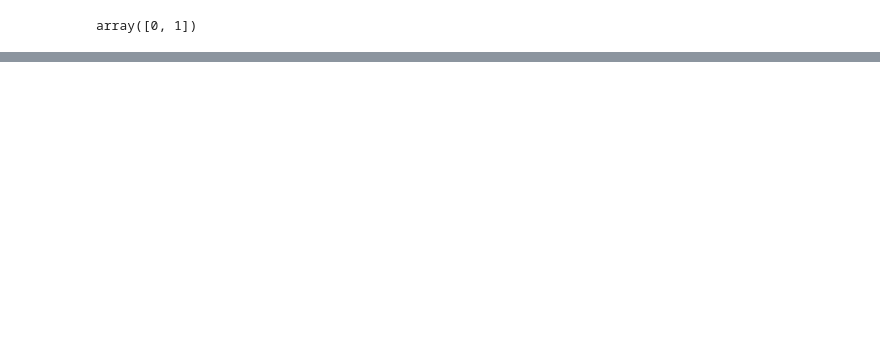
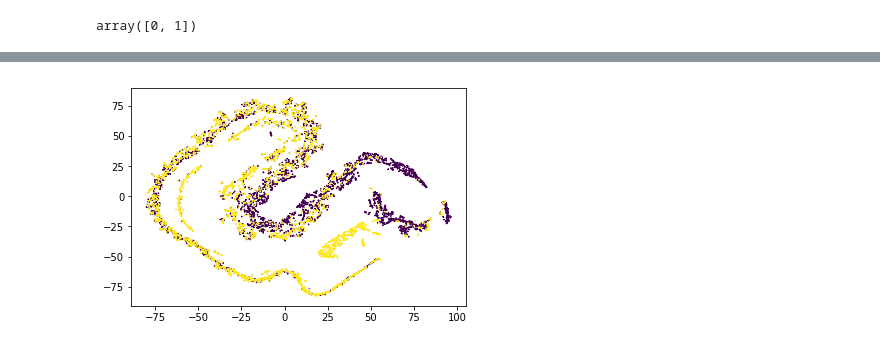
Before and after one commit to BonsaiNet/McNeuron, a Jupyter notebook: classification.ipynb, the cells around one changed output, grey strips where cells are left out. Drawn from its saved outputs; the diff is of its cells as text; code cells hidden in the pictures; blank space fills up the shorter version.

Commit message:
added TSNE

```diff
--- a/classification.ipynb
+++ b/classification.ipynb
@@ -121 +130,7 @@ test = np.concatenate((testP,testI))
 y = np.concatenate(([0] * size,[1] * size))
+# %%
+def subsetData(arr):
+    x = [0] * size
+    for i in range(0,size) :
+        x[i] = arr[i][:22]
+    return x
@@ -121,0 +151,23 @@ y = np.concatenate(([0] * size,[1] * size))
+# %%
+for q in range(0,22) :
+    a = subsetData(trainO,q)
+    b = subsetData(trainP,q)
+    c = subsetData(testO,q)
+    d = subsetData(testP,q)
+
+    train = np.expand_dims(np.concatenate((a,b)),axis=1)
+    test = np.expand_dims(np.concatenate((c,d)),axis=1)
+
+    y = np.concatenate(([0] * size,[1] * size))
+    clf = BaggingClassifier(RandomForestClassifier())
+    clf.fit(train,y)
+    z = clf.predict(test)
+
+    sum = 0
+    parts = 2
+    for i in range (0,parts) :
+        for j in range (0,size) :
+            if z[j + size*i] == i :
+                sum += 1
+    accuracy = sum / len(z)
+    print(accuracy , q)
@@ -134,11 +204,12 @@ from sklearn.naive_bayes import GaussianNB
 # %%
 #clf = svm.SVC()
-clf = RandomForestClassifier()
+#clf = RandomForestClassifier()
 #clf = ExtraTreesClassifier()
 #clf = DecisionTreeClassifier()
 #clf = GradientBoostingClassifier()
-#clf = BaggingClassifier(RandomForestClassifier())
-#clf = KNeighborsClassifier()
+#clf = BaggingClassifier()
+clf = BaggingClassifier(RandomForestClassifier())
+#clf = neighbors.KNeighborsClassifier()
 #clf = SGDClassifier()
 #clf = MLPClassifier()
 #clf = GaussianNB()
@@ -172,2 +248,5 @@ clf.predict([p1.getNeuronVector(),p2.getNeuronVector()])
 # %% [output]
 array([0, 1])
+# %%
+from sklearn.manifold import TSNE
+X_embedded = TSNE(n_components=2, verbose=2).fit_transform(train)
@@ -173,0 +271,5 @@ array([0, 1])
+# %%
+plt.scatter(X_embedded[:,0],X_embedded[:,1], c = y, s=0.5, marker='x')
+plt.show()
+# %% [output]
+[figure, added]
```
Also changed, not shown: parts of 20 cells of this notebook, 3 other files.
